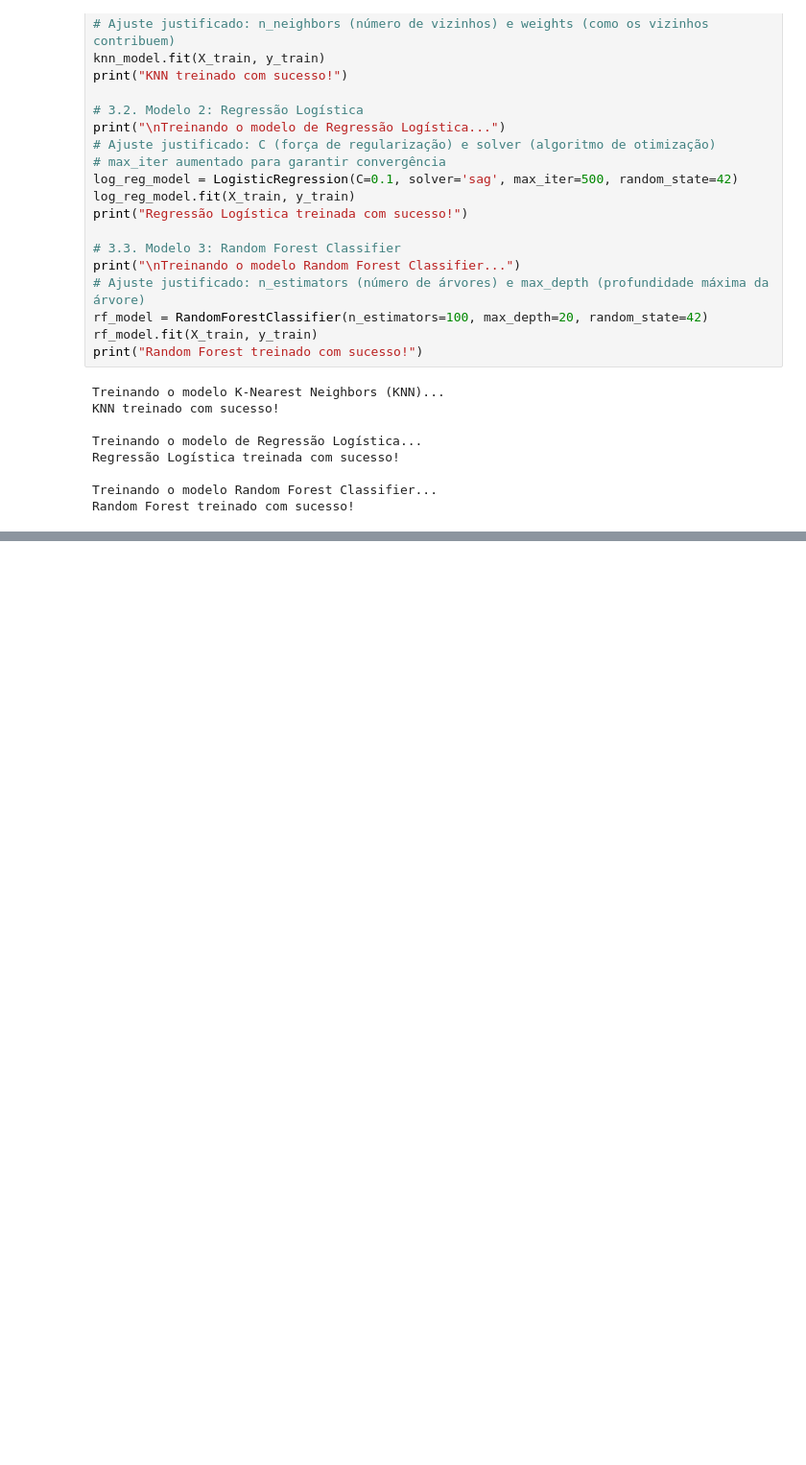
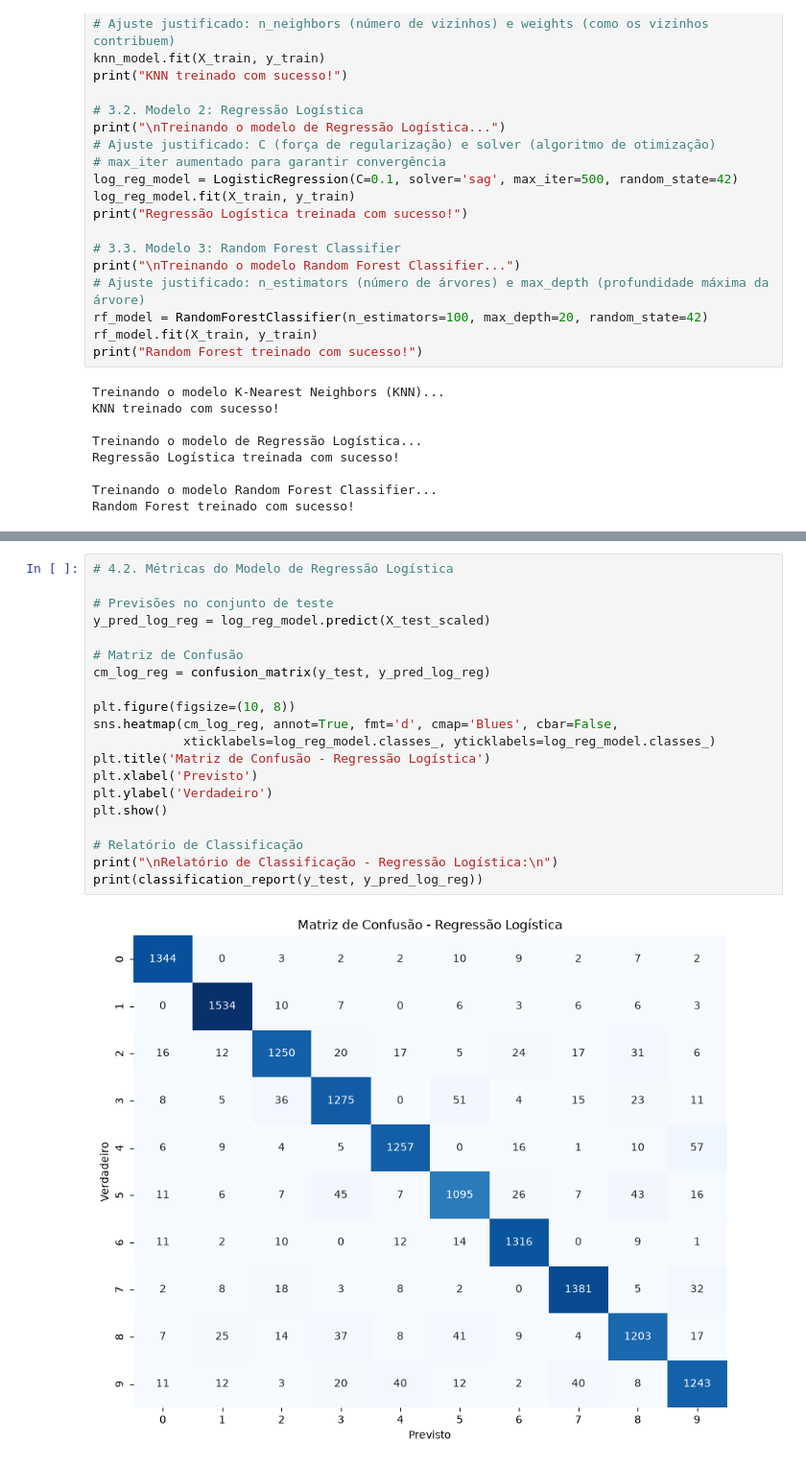
Before and after one commit to giselemachado1978-ai/MiniProjeto_Modulo2_IA-1_SCTEC, a Jupyter notebook: MiniProjetoMod2.ipynb, the cells around one changed output, grey strips where cells are left out. Shown at 96% size. Cells and saved outputs as stored; diff of their text form; blank space fills up the shorter version.

```diff
--- a/MiniProjetoMod2.ipynb
+++ b/MiniProjetoMod2.ipynb
@@ -174,0 +221,22 @@ Random Forest treinado com sucesso!
+# %%
+# 4.2. Métricas do Modelo de Regressão Logística
+
+# Previsões no conjunto de teste
+y_pred_log_reg = log_reg_model.predict(X_test_scaled)
+
+# Matriz de Confusão
+cm_log_reg = confusion_matrix(y_test, y_pred_log_reg)
+
+plt.figure(figsize=(10, 8))
+sns.heatmap(cm_log_reg, annot=True, fmt='d', cmap='Blues', cbar=False,
+            xticklabels=log_reg_model.classes_, yticklabels=log_reg_model.classes_)
+plt.title('Matriz de Confusão - Regressão Logística')
+plt.xlabel('Previsto')
+plt.ylabel('Verdadeiro')
+plt.show()
+
+# Relatório de Classificação
+print("\nRelatório de Classificação - Regressão Logística:\n")
+print(classification_report(y_test, y_pred_log_reg))
+# %% [output]
+[figure, added]
```
Also changed, not shown: parts of 13 cells of this notebook.
